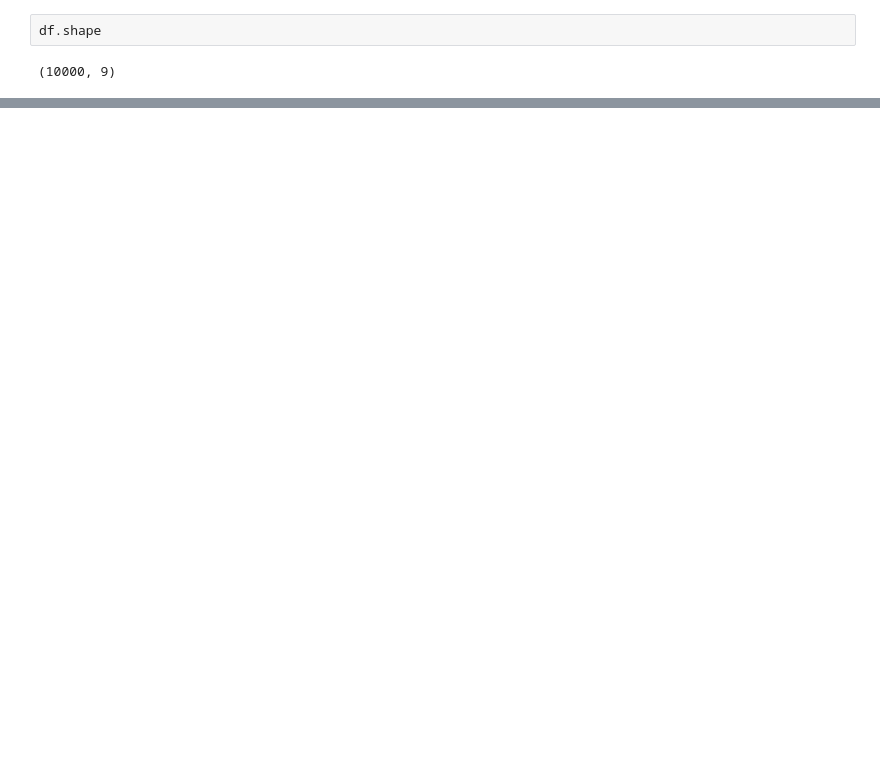
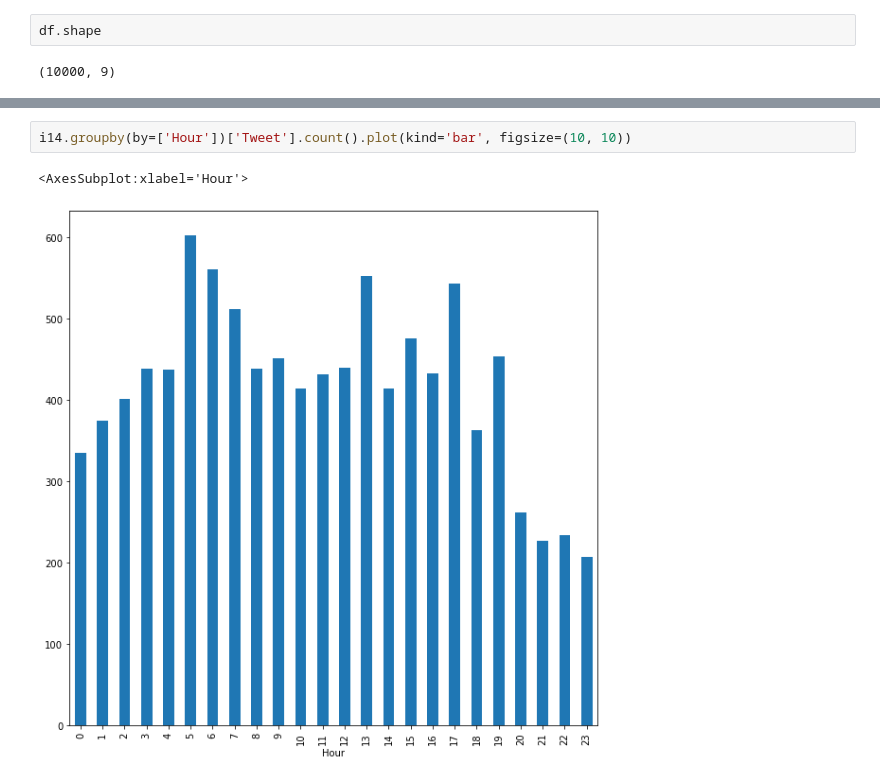
Before and after one commit to khoryz/twitter_group_project, a Jupyter notebook: notebooks/data_capture_ac.ipynb, the cells around one changed output, grey strips where cells are left out. Saved outputs shown, nothing was run; the diff lists cells and outputs as text; blank space fills up the shorter version.

```diff
--- a/notebooks/data_capture_ac.ipynb
+++ b/notebooks/data_capture_ac.ipynb
@@ -82,0 +140,5 @@ df.to_csv("iPhone14Pro_x10k.csv")
+# %%
+i14.groupby(by=['Hour'])['Tweet'].count().plot(kind='bar', figsize=(10, 10))
+# %% [output]
+<AxesSubplot:xlabel='Hour'>
+[figure, added]
```
Also changed, not shown: parts of 22 cells of this notebook.
